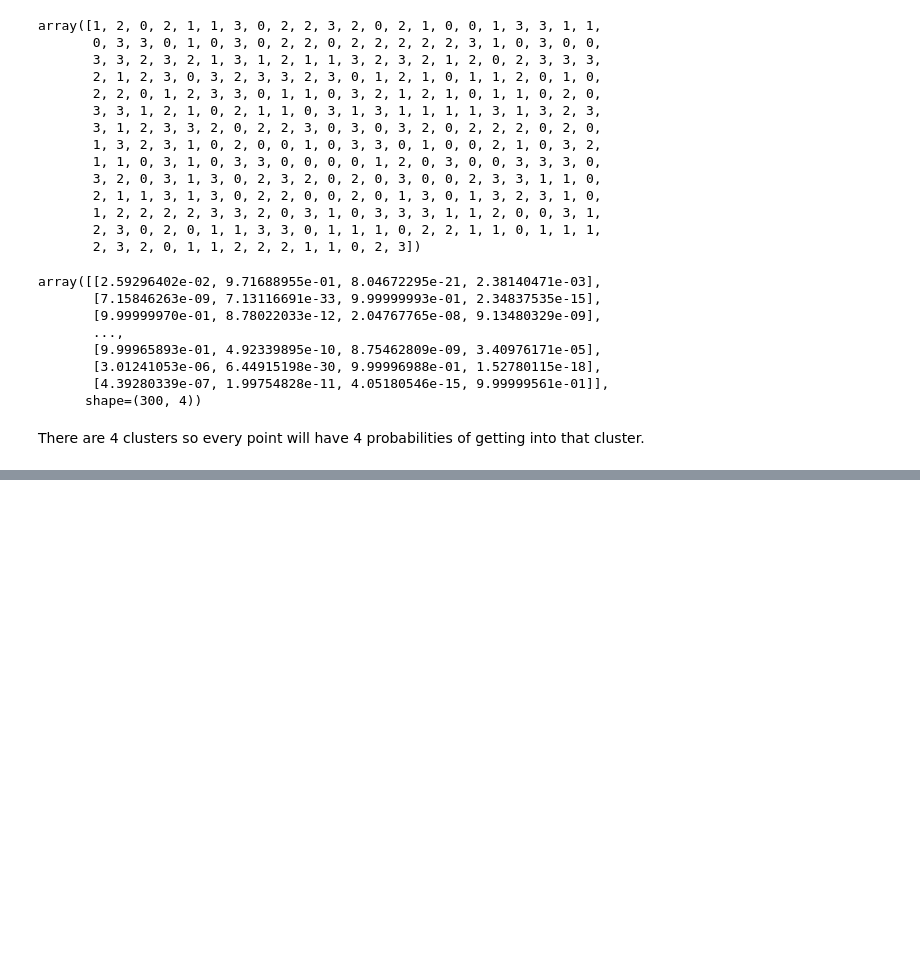
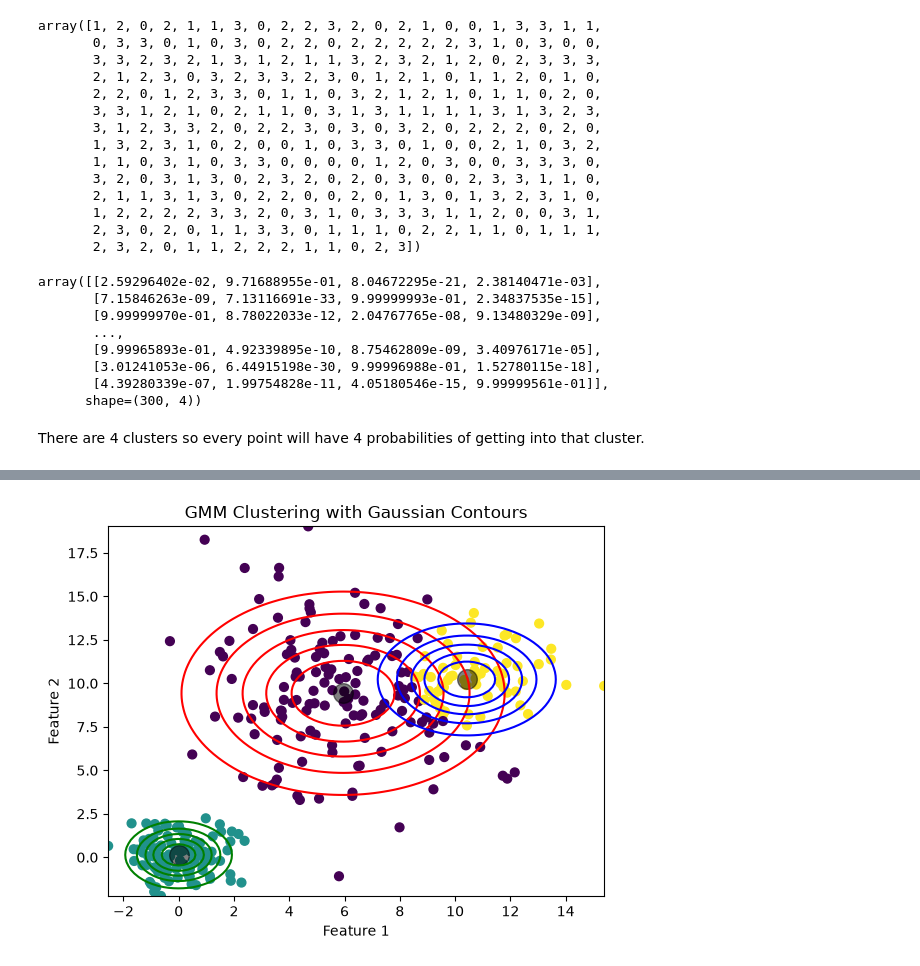
Before and after one commit to AvanindraBose/ML-Zodiac, a Jupyter notebook: Clustering/Distribution_based_clustering/gmm_clustering.ipynb, the cells around one changed output, grey strips where cells are left out. Cells and saved outputs as stored; diff of their text form; code cells hidden in the pictures; blank space fills up the shorter version.

```diff
--- a/Clustering/Distribution_based_clustering/gmm_clustering.ipynb
+++ b/Clustering/Distribution_based_clustering/gmm_clustering.ipynb
@@ -100,0 +130,49 @@ There are 4 clusters so every point will have 4 probabilities of getting into th
+# %%
+# Generating differently shaped blobs
+np.random.seed(0)
+n_samples = 300
+
+# First blob: circular
+X1 = np.random.normal(0, 1, (n_samples // 3, 2))
+
+# Second blob: elongated
+X2 = np.random.normal(5, 2, (n_samples // 3, 2))
+X2[:, 1] *= 2
+
+# Third blob: larger circular
+X3 = np.random.normal(10, 2, (n_samples // 3, 2))
+
+# Combine the blobs to form the dataset
+X = np.vstack([X1, X2, X3])
+
+# Apply Gaussian Mixture Model clustering
+gmm = GaussianMixture(n_components=3, random_state=0, covariance_type='spherical').fit(X)
+labels = gmm.predict(X)
+
+# Plotting the clusters
+plt.scatter(X[:, 0], X[:, 1], c=labels, s=40, cmap='viridis')
+
+# Plot the center of each cluster
+centers = gmm.means_
+plt.scatter(centers[:, 0], centers[:, 1], c='black', s=200, alpha=0.5)
+
+# Define the grid for plotting
+x = np.linspace(np.min(X[:, 0]), np.max(X[:, 0]), 100)
+y = np.linspace(np.min(X[:, 1]), np.max(X[:, 1]), 100)
+X_grid, Y_grid = np.meshgrid(x, y)
+XX = np.array([X_grid.ravel(), Y_grid.ravel()]).T
+
+# Plotting the contour plot of each Gaussian component
+colors = ['red', 'green', 'blue']
+for i, (mean, covar, color) in enumerate(zip(gmm.means_, gmm.covariances_, colors)):
+    rv = multivariate_normal(mean, covar)
+    Z = rv.pdf(XX)
+    Z = Z.reshape(X_grid.shape)
+    plt.contour(X_grid, Y_grid, Z, levels=np.linspace(Z.min(), Z.max(), 7), colors=color)
+
+plt.title("GMM Clustering with Gaussian Contours")
+plt.xlabel("Feature 1")
+plt.ylabel("Feature 2")
+plt.show()
+# %% [output]
+[figure, added]
```
Also changed, not shown: parts of 2 cells of this notebook.
